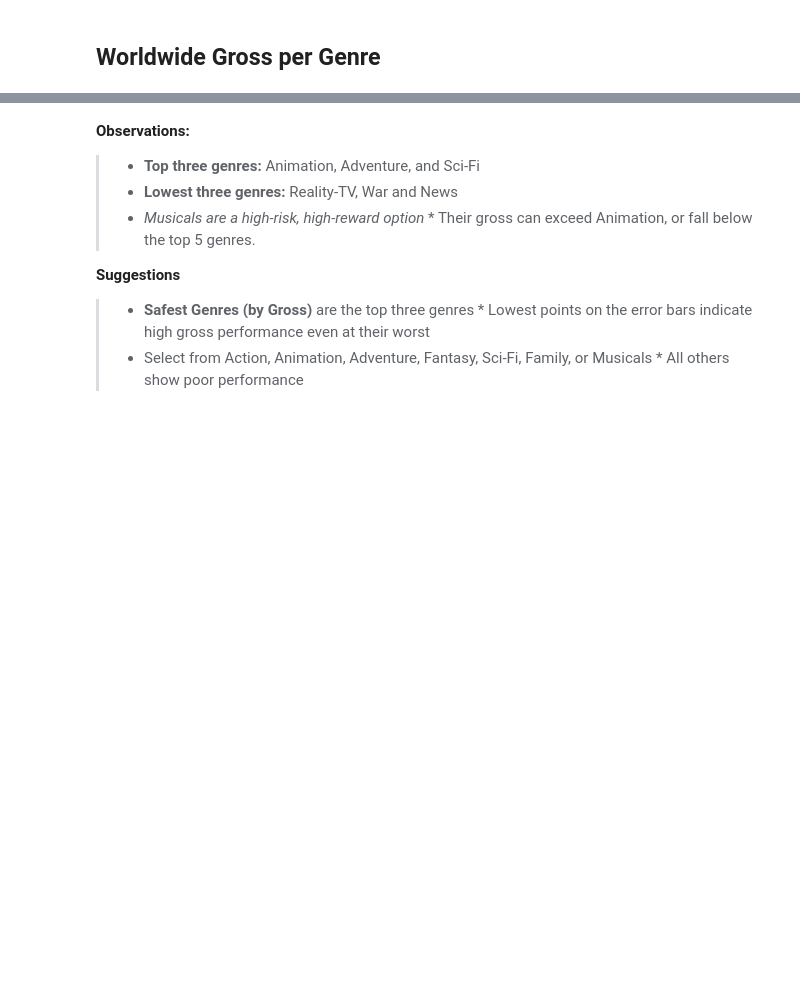
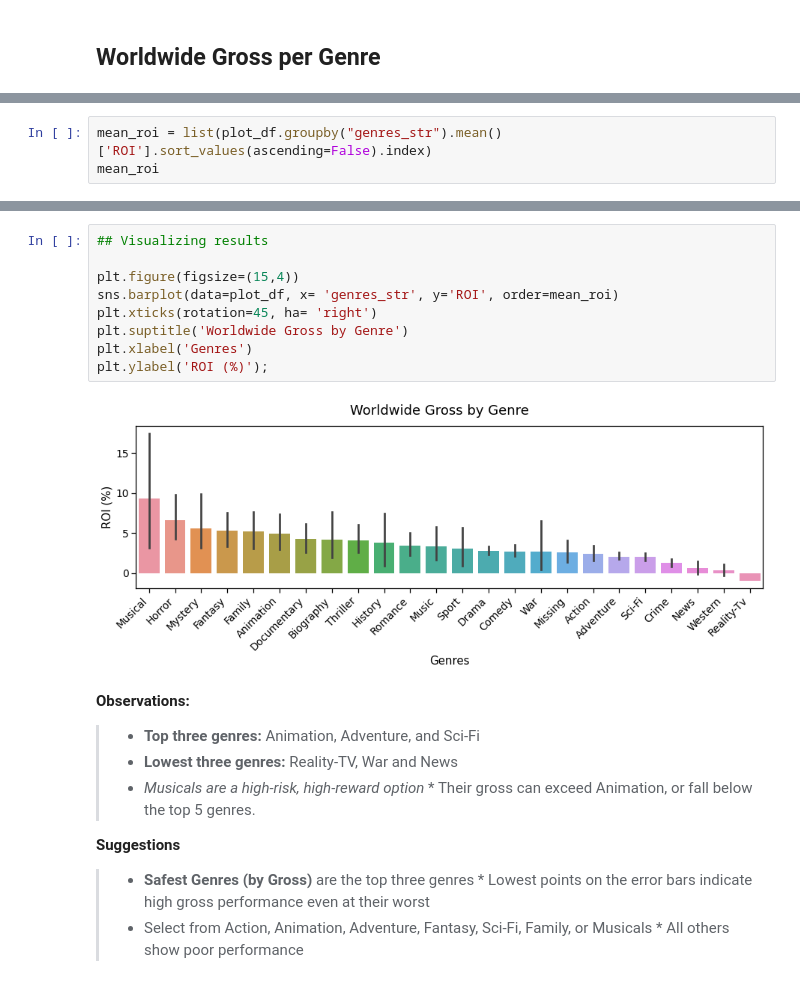
Before and after one commit to BenJMcCarty/BMC_P1P_Redo, a Jupyter notebook: student.ipynb, the cells around one changed output, grey strips where cells are left out. Saved outputs shown, nothing was run; the diff lists cells and outputs as text; blank space fills up the shorter version.

```diff
--- a/student.ipynb
+++ b/student.ipynb
@@ -584,0 +633,3 @@ plt.ylabel('Worldwide Gross ($)');
+# %%
+mean_roi = list(plot_df.groupby("genres_str").mean()['ROI'].sort_values(ascending=False).index)
+mean_roi
@@ -585,3 +654,14 @@ plt.ylabel('Worldwide Gross ($)');
+# %%
+## Visualizing results
+
+plt.figure(figsize=(15,4))
+sns.barplot(data=plot_df, x= 'genres_str', y='ROI', order=mean_roi)
+plt.xticks(rotation=45, ha= 'right')
+plt.suptitle('Worldwide Gross by Genre')
+plt.xlabel('Genres')
+plt.ylabel('ROI (%)');
+# %% [output]
+[figure, added]
 # %% [markdown]
 **Observations:**
 >* **Top three genres:** Animation, Adventure, and Sci-Fi
```
Also changed, not shown: parts of 18 cells of this notebook.
